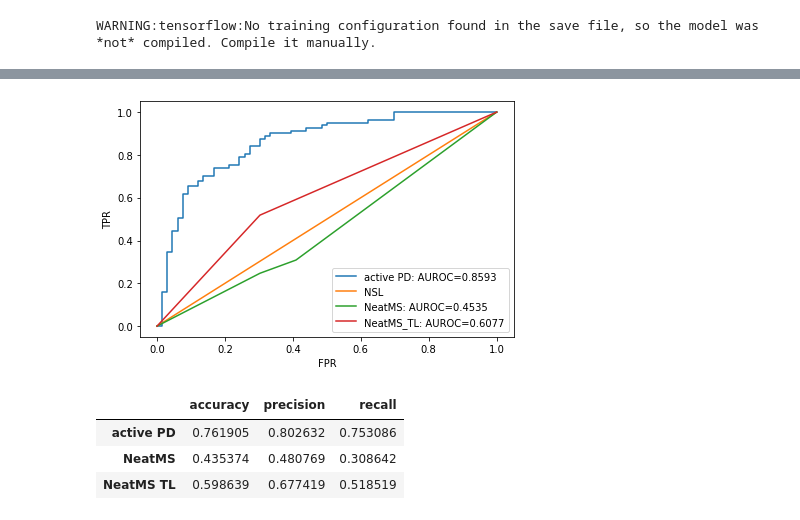
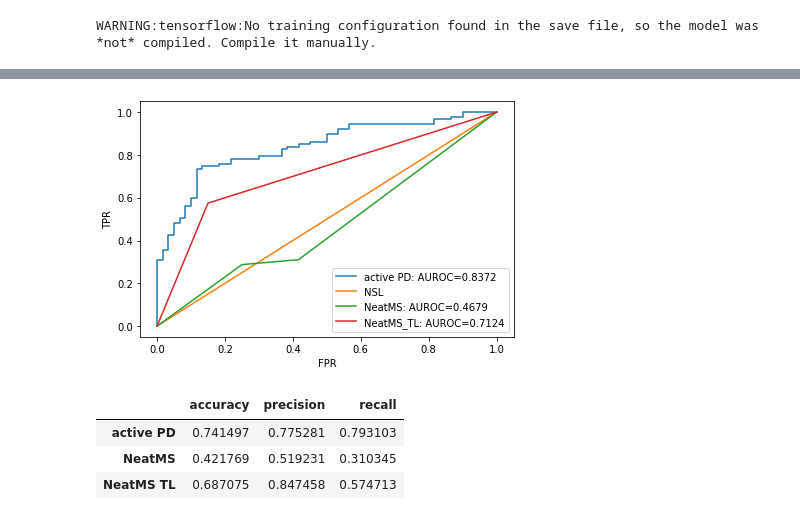
Before and after one commit to pattilab/PeakDetective, a Jupyter notebook: workbooks/neat_ms_comparision_covid_data.ipynb, the cells around one changed output, grey strips where cells are left out. Drawn from its saved outputs; the diff is of its cells as text; code cells hidden in the pictures.

```diff
--- a/workbooks/neat_ms_comparision_covid_data.ipynb
+++ b/workbooks/neat_ms_comparision_covid_data.ipynb
@@ -266,3 +263,6 @@ y_labeled = y_labeled[order]
+# %%
+X_test = X_test[order]
+y_test = y_test[order]
 # %%
 y_test_scores_neat_ms = filt["classification"].values
 # %%
@@ -290,7 +290,7 @@ Noise 254
 experiment.name = datadir + "TL_neatms_model411"
 experiment.save()
 # %%
-pkl_file = datadir + "TL_neatms_model.pkl"
+pkl_file = datadir + "TL_neatms_model411.pkl"
 with open(pkl_file, 'rb') as f:
     experiment = pkl.load(f)
 nn_handler = ntms.NN_handler(experiment,min_scan_num=0)
@@ -439,5 +437,5 @@ integ.load(datadir + "active/")
 # %% [output]
 WARNING:tensorflow:No training configuration found in the save file, so the model was *not* compiled. Compile it manually.
 # %%
-y_test_scores_active_syn = integ.classifyMatrix(X_labeled)
+y_test_scores_active_syn = integ.classifyMatrix(X_test)
 # %% [output]
@@ -455,24 +453,24 @@ plt.savefig(datadir+"PRC_TL.png",dpi=300)
 # %%
-makeROCPlot(y_test_scores_active_syn[:,1],y_labeled[:,1],noSkill=True,label="active PD")
-makeROCPlot(y_test_scores_neat_ms,y_labeled[:,1],noSkill=False,label="NeatMS")
-makeROCPlot(y_test_scores_neat_ms_TL,y_labeled[:,1],noSkill=False,label="NeatMS_TL")
+makeROCPlot(y_test_scores_active_syn[:,1],y_test[:,1],noSkill=True,label="active PD")
+makeROCPlot(y_test_scores_neat_ms,y_test[:,1],noSkill=False,label="NeatMS")
+makeROCPlot(y_test_scores_neat_ms_TL,y_test[:,1],noSkill=False,label="NeatMS_TL")
 
 plt.tight_layout()
 plt.savefig(datadir+"ROC_TL.png",dpi=300)
 # %% [output]
-[figure, old version]
+[figure, new version]
 # %%
 acc_results = {"active PD":{},"NeatMS":{},"NeatMS TL":{}}
 for metricFunc,name in zip([met.accuracy_score,met.precision_score,met.recall_score],["accuracy","precision","recall"]):
-    acc_results["active PD"][name] = metricFunc(y_labeled[:,1],y_test_scores_active_syn[:,1] > cutoff)
-    acc_results["NeatMS"][name] = metricFunc(y_labeled[:,1],y_test_scores_neat_ms > 0.25)
-    acc_results["NeatMS TL"][name] = metricFunc(y_labeled[:,1],y_test_scores_neat_ms_TL > 0.25)
+    acc_results["active PD"][name] = metricFunc(y_test[:,1],y_test_scores_active_syn[:,1] > cutoff)
+    acc_results["NeatMS"][name] = metricFunc(y_test[:,1],y_test_scores_neat_ms > 0.25)
+    acc_results["NeatMS TL"][name] = metricFunc(y_test[:,1],y_test_scores_neat_ms_TL > 0.25)
 
 acc_results = pd.DataFrame.from_dict(acc_results,orient="index")
-acc_results.to_csv(datadir + "accuracy_results.csv")
+acc_results.to_csv(datadir + "accuracy_results_TL.csv")
 acc_results
 # %% [output]
 |  | accuracy | precision | recall |
-| active PD | 0.761905 | 0.802632 | 0.753086 |
-| NeatMS | 0.435374 | 0.480769 | 0.308642 |
-| NeatMS TL | 0.598639 | 0.677419 | 0.518519 |
+| active PD | 0.741497 | 0.775281 | 0.793103 |
+| NeatMS | 0.421769 | 0.519231 | 0.310345 |
+| NeatMS TL | 0.687075 | 0.847458 | 0.574713 |
```
Also changed, not shown: parts of 10 cells of this notebook, 4 other files.
